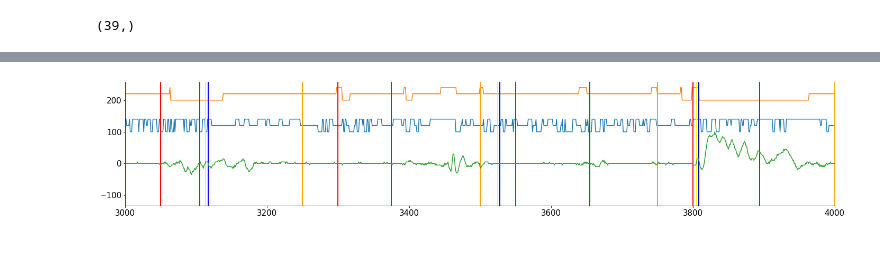
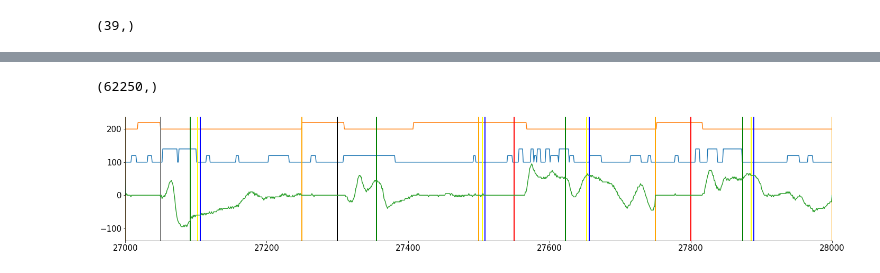
Before and after one commit to NMA2022Chaosfan/HMM_SteinmetzDataset, a Jupyter notebook: ula.ipynb, the cells around one changed output, grey strips where cells are left out. Drawn from its saved outputs; the diff is of its cells as text; code cells hidden in the pictures.

Commit message:
raster plots per state

```diff
--- a/ula.ipynb
+++ b/ula.ipynb
@@ -64,7 +64,7 @@ alldat.shape
 # %% [output]
 (39,)
 # %%
-dat = alldat[0]   # a dict
+dat = alldat[11]   # a dict
 print('keys:', len(dat.keys()), dat.keys())
 
 print('')
@@ -256,21 +265,33 @@ trials_limited = dat['spks'][:,chosen_idx,:][barea==7]
+# %%
+def reshape_for_hmm(trials_data):
+  num_neurons = trials_data.shape[0]
+  num_trials = trials_data.shape[1]
+  time_bins = trials_data.shape[2]
+  return trials_data.reshape(num_neurons, num_trials*time_bins), num_neurons
 # %%
-def fit_hmm(trials_data, num_states):
+def fit_hmm(trials_data, num_states, transition_kwargs=None):
 
-  num_neurons = trials_data.shape[0]
-  num_trials = trials_data.shape[1]
-  time_bins = trials_data.shape[2]
-  trials_concatenated = trials_data.reshape(num_neurons, num_trials*time_bins)
-  num_states = 3
-  test_hmm = ssm.HMM(num_states, num_neurons, observations="poisson")
-  test_hmm.fit(trials_concatenated.T, method="em", num_iters=300, init_method ="kmeans")
+  trials_concatenated, num_neurons = reshape_for_hmm(trials_data)
+  test_hmm = ssm.HMM(num_states, num_neurons, observations="poisson",transitions="constrained", transition_kwargs = transition_kwargs)
+  test_hmm.fit(trials_concatenated.T, method="em", num_iters=300, init_method ='kmeans')
   mls = test_hmm.most_likely_states(trials_concatenated.T)
 
   return mls
 # %%
 num_states = 3
-vis_states = fit_hmm(dat['spks'][:,chosen_idx,:][barea==0], num_states)
+
+A=np.array([[1,1,1],[1,1,0],[1,0,1]])
+transition_mask = (A > 0)
+transition_kwargs = {"transition_mask": transition_mask}
+
+visp_states = fit_hmm(dat['spks'][:,chosen_idx,:][barea==7], num_states, transition_kwargs)
+visam_states = fit_hmm(dat['spks'][:,chosen_idx,:][barea==8], 2)
 #vpl_states = fit_hmm(dat['spks'][:,chosen_idx,:][barea==1], num_states)
-motor_states = fit_hmm(dat['spks'][:,chosen_idx,:][barea==3], num_states)
+#motor_states = fit_hmm(dat['spks'][:,chosen_idx,:][barea==3], num_states)
+# %%
+visam_states.shape
+# %% [output]
+(62250,)
 # %%
 movement = []
 for idx, val in enumerate(chosen_idx):
@@ -279,22 +300,27 @@ for idx, val in enumerate(chosen_idx):
 # %%
     time_bins_n = 250
     shift = 0
-    plt.plot(vis_states*20+100)
-    plt.plot(motor_states*20+200)
+    plt.plot(visp_states*20+100)
+    plt.plot(visam_states*20+200)
     for i, val in enumerate(chosen_idx):
       if val:
         plt.axvline(shift, color='orange', linewidth=2)
-        shift += time_bins_n
-        plt.axvline(x=stim_onset/bin_size+shift, color='red', linewidth=2, label='stim_onset')
+        stim_color = 'black'
+        if vis_left[i]:
+          stim_color = 'red'
+        if vis_right[i]:
+          stim_color = 'grey'
+        plt.axvline(x=stim_onset/bin_size+shift, color=stim_color, linewidth=2, label='stim_onset')
         plt.axvline(x=gocue[i]/bin_size+shift, color='green', linewidth=2, label='go_cue')
         plt.axvline(x=feedback_time[i]/bin_size+shift, color='blue', linewidth=2, label='feedback_time')
         plt.axvline(x=response_time[i]/bin_size+shift, color='yellow', linewidth=2, label='response_time')
+        shift += time_bins_n
 
 
     plt.plot(movement*5)
     plt.tight_layout
     #plt.title(f'num of states {num_states}, trial {n_trial}, area {regions[i]}')
-    plt.xlim(3000, 4000)
+    plt.xlim(27000, 28000)
     plt.show()
 # %% [output]
-[figure, old version]
+[figure, new version]
```
Also changed, not shown: parts of 15 cells of this notebook.
